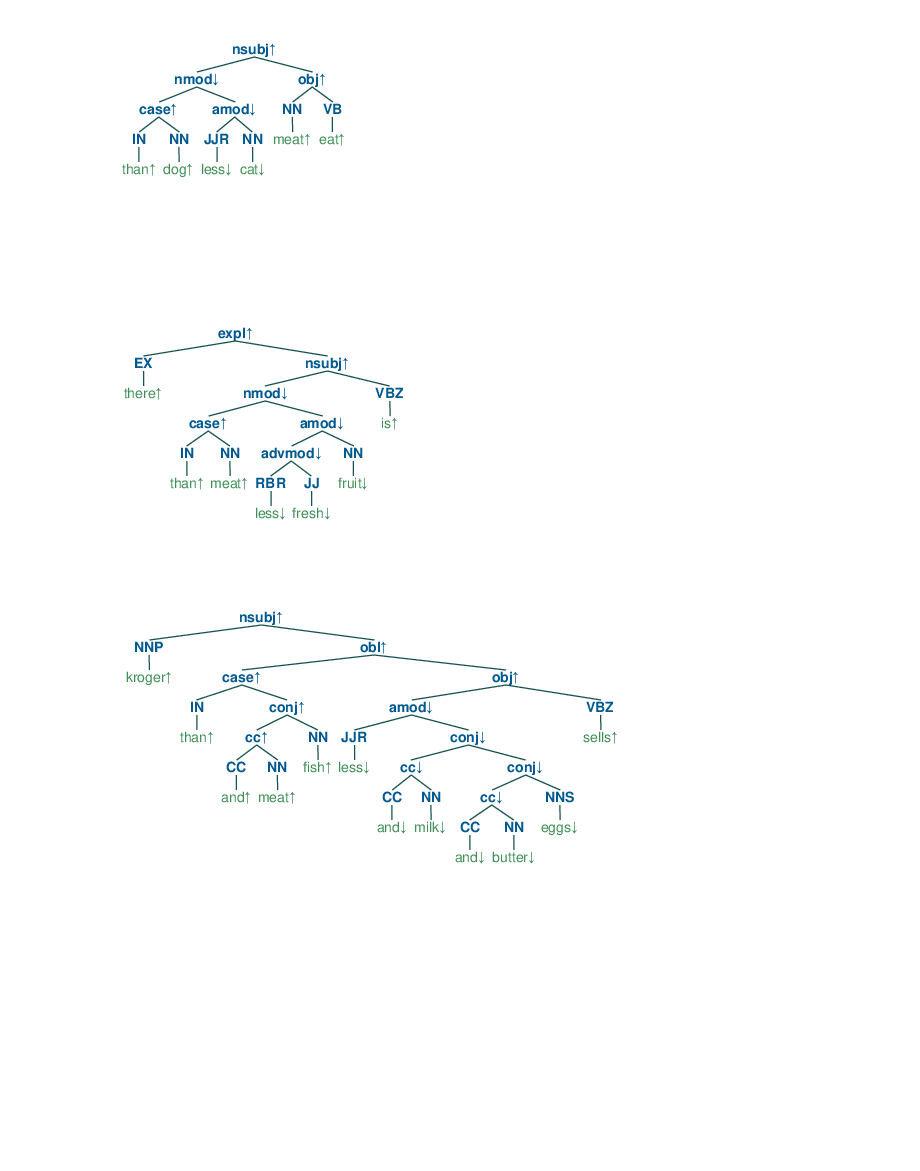
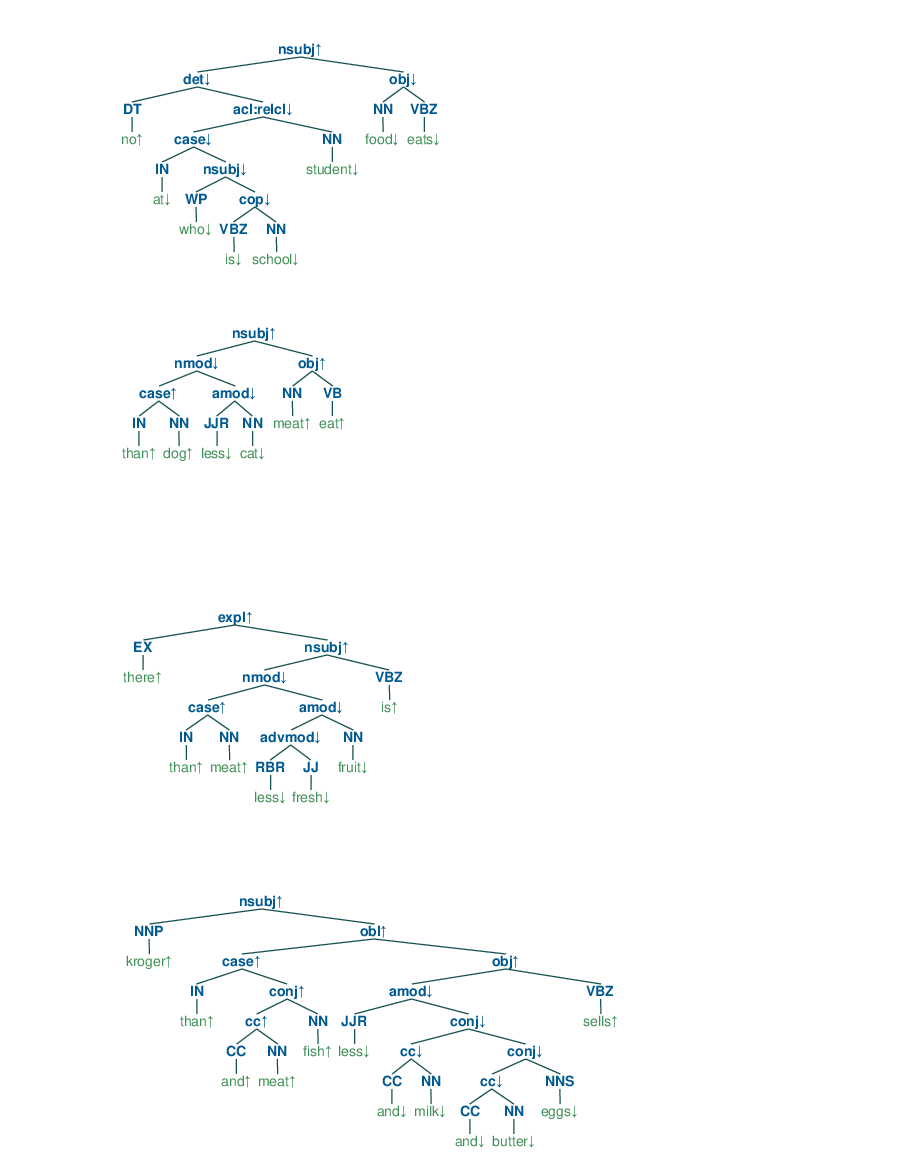
Before and after one commit to eric11eca/NeuralLog, a Jupyter notebook: src/Udep2Mono.ipynb, the cells around one changed output. Saved outputs shown, nothing was run; the diff lists cells and outputs as text; code cells hidden in the pictures; blank space fills up the shorter version.

```diff
--- a/src/Udep2Mono.ipynb
+++ b/src/Udep2Mono.ipynb
@@ -335,11 +308,13 @@ hierarchy = {
     "conj": 60,
     "conj-np": 60,
     "conj-adj": 60,
-    "det": 70,
-    "det:predet": 70,
+    "det": 55,
+    "det:predet": 55,
     "cc": 70,
     "nummod": 75,
     "compound": 80,
+    "compound:ptr": 80,
+    "fixed": 80,
     "amod": 75,
     "conj-n": 90,
     "conj-vb": 90,
@@ -1270,0 +1147,26 @@ annotation2string(annotate1)
+# %%
+import json
+
+with open('../data/synthetic1.jsonl', 'r') as syn:
+    val_x = []
+    val_y = []
+    for line in syn.readlines():
+        data = json.loads(line)
+        val_x.append(data['question']['stem'])
+        val_y.append(data['question']['output'])
+# %%
+pipeline = PolarizationPipeline(verbose=0)
+i = 0
+for i in range(len(val_x)):
+    if i > 10:
+        break
+    annotation = pipeline.single_polarization(val_x[i])
+    ann = list(annotation['annotated'].popkeys())
+    ann = list(zip(*ann))
+    polarity = ann[2]
+    print(ann[0])
+    print(polarity)
+    print(val_y[i].replace('u', '+').replace('e', '=').replace('d', '-'))
+    tree1 = pipeline.postprocess(annotation["polarized_tree"],[])
+    btree = Tree.fromstring(tree1.replace('[', '(').replace(']', ')'))
+    jupyter_draw_nltk_tree(btree)
@@ -1271,15 +1183,17 @@ annotation2string(annotate1)
 # %%
 #test for more/less than
-sentences = ["Less cat than dog eat meat","There is less fresh fruit than meat",
-             "Kroger sells less eggs and milk and butter than fish and meat"]
+sentences = ["No student who is at school eats food ",
+             "Less cat than dog eat meat","There is less fresh fruit than meat",
+            "Kroger sells less eggs and milk and butter than fish and meat"]
 
 pipeline = PolarizationPipeline(verbose=0)
 for sentence in sentences:
     annotation = pipeline.single_polarization(sentence)
     tree1 = pipeline.postprocess(annotation["polarized_tree"],[])
     btree = Tree.fromstring(tree1.replace('[', '(').replace(']', ')'))
     jupyter_draw_nltk_tree(btree)
 # %% [output]
-[figure, old version]
+[figure, new version]
-[figure, old version]
+[figure, new version]
-[figure, old version]
+[figure, new version]
+[figure, added]
```
Also changed, not shown: parts of 16 cells of this notebook, 15 other files.
